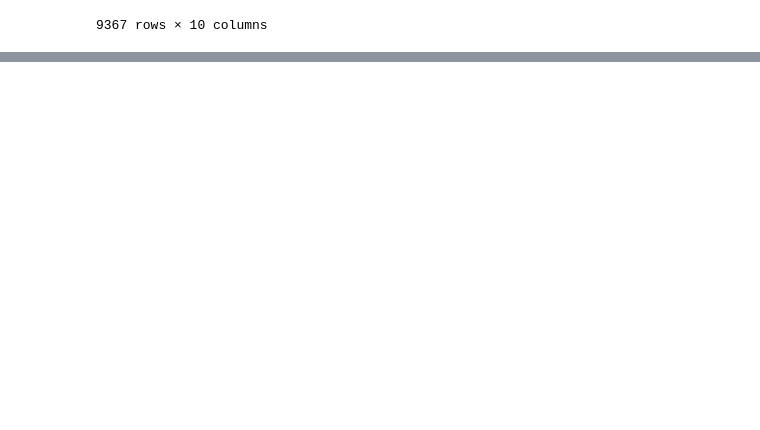
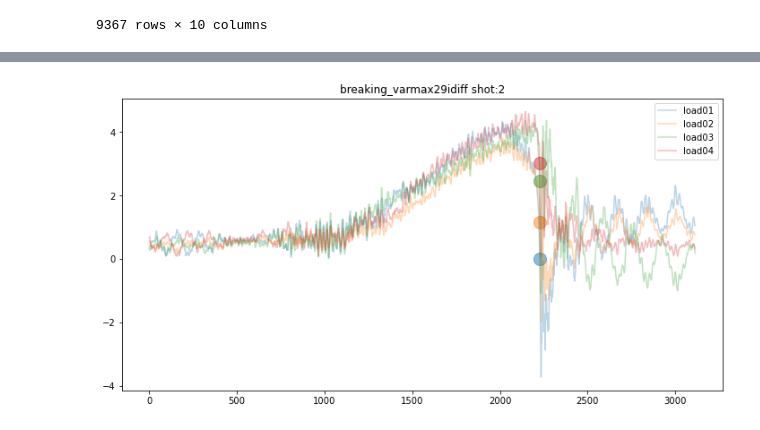
Before and after one commit to ymiyamoto5/data-analysis-platform-bak, a Jupyter notebook: notebooks/analyze-Copy1.ipynb, the cells around one changed output, grey strips where cells are left out. Drawn from its saved outputs; the diff is of its cells as text; code cells hidden in the pictures; blank space fills up the shorter version.

```diff
--- a/notebooks/analyze-Copy1.ipynb
+++ b/notebooks/analyze-Copy1.ipynb
@@ -74,3 +59,6 @@ for shot in [1, 2, 3]:
 # %%
-shot = 1
+shot = 2
 shot_data = shot_df[shot_df.shot_number == shot]
+argmax,valmax = extract_features(shot_data.reset_index(), 80.0, breaking_varmax29idiff, shot=shot, disp_chart=True)
+# %% [output]
+[figure, added]
```
Also changed, not shown: parts of 22 cells of this notebook, 5 other files.
